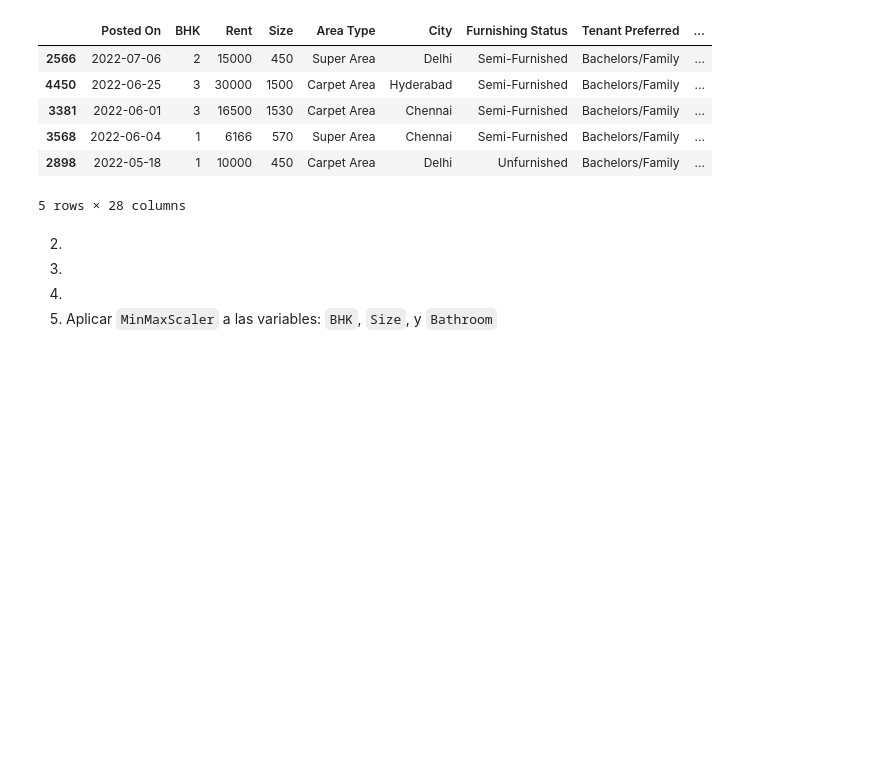
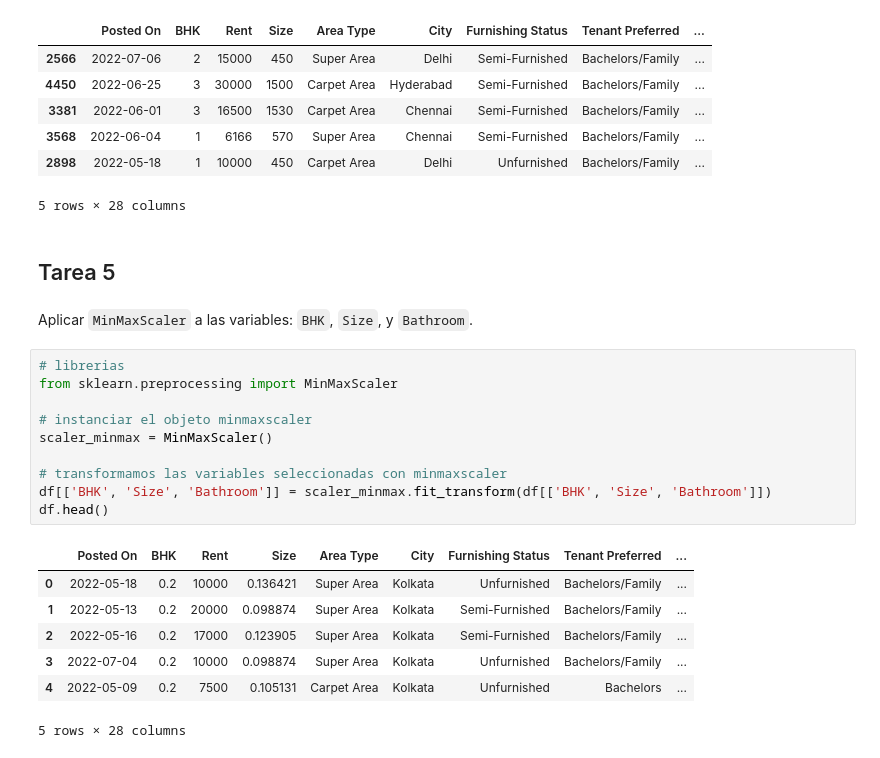
Before and after one commit to jbernalg/Learning_Data, a Jupyter notebook: Course_ML2/Semana_07/reto6.ipynb, the cells around one changed output. Saved outputs shown, nothing was run; the diff lists cells and outputs as text; blank space fills up the shorter version.

Commit message:
tarea 5

```diff
--- a/Course_ML2/Semana_07/reto6.ipynb
+++ b/Course_ML2/Semana_07/reto6.ipynb
@@ -137,8 +137,25 @@ df.sample(5)
 | 3568 | 2022-06-04 | 1 | 6166 | 570 | Super Area | Chennai | Semi-Furnished | Bachelors/Family | ... |
 | 2898 | 2022-05-18 | 1 | 10000 | 450 | Carpet Area | Delhi | Unfurnished | Bachelors/Family | ... |
 5 rows × 28 columns
+# %% [markdown]
+## Tarea 5
 # %% [markdown]
-2.
-3.
-4.
-5. Aplicar `MinMaxScaler` a las variables: `BHK`, `Size`, y `Bathroom`
+Aplicar `MinMaxScaler` a las variables: `BHK`, `Size`, y `Bathroom`.
+# %%
+# librerias
+from sklearn.preprocessing import MinMaxScaler
+
+# instanciar el objeto minmaxscaler
+scaler_minmax = MinMaxScaler()
+
+# transformamos las variables seleccionadas con minmaxscaler
+df[['BHK', 'Size', 'Bathroom']] = scaler_minmax.fit_transform(df[['BHK', 'Size', 'Bathroom']])
+df.head()
+# %% [output]
+|  | Posted On | BHK | Rent | Size | Area Type | City | Furnishing Status | Tenant Preferred | ... |
+| 0 | 2022-05-18 | 0.2 | 10000 | 0.136421 | Super Area | Kolkata | Unfurnished | Bachelors/Family | ... |
+| 1 | 2022-05-13 | 0.2 | 20000 | 0.098874 | Super Area | Kolkata | Semi-Furnished | Bachelors/Family | ... |
+| 2 | 2022-05-16 | 0.2 | 17000 | 0.123905 | Super Area | Kolkata | Semi-Furnished | Bachelors/Family | ... |
+| 3 | 2022-07-04 | 0.2 | 10000 | 0.098874 | Super Area | Kolkata | Unfurnished | Bachelors/Family | ... |
+| 4 | 2022-05-09 | 0.2 | 7500 | 0.105131 | Carpet Area | Kolkata | Unfurnished | Bachelors | ... |
+5 rows × 28 columns
```
